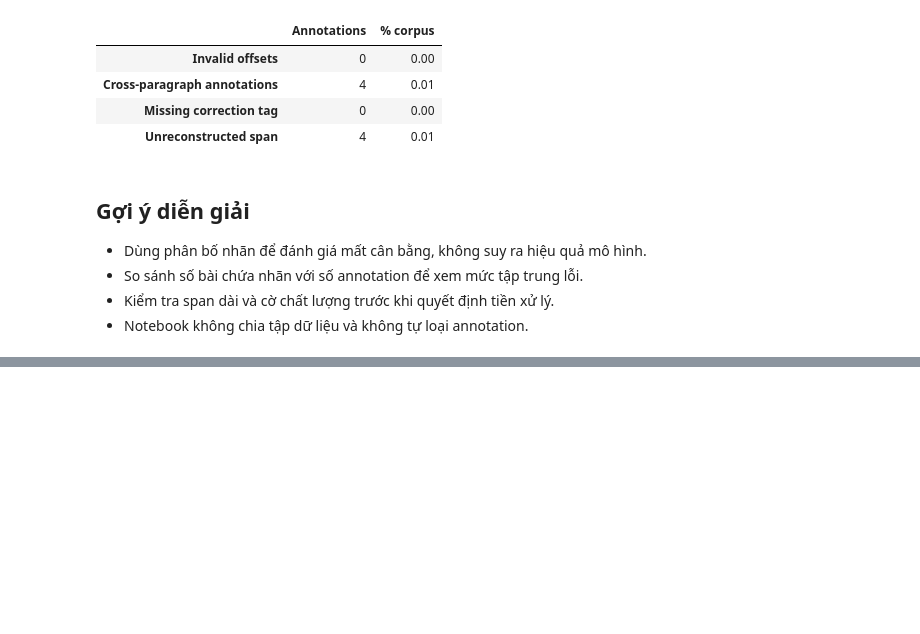
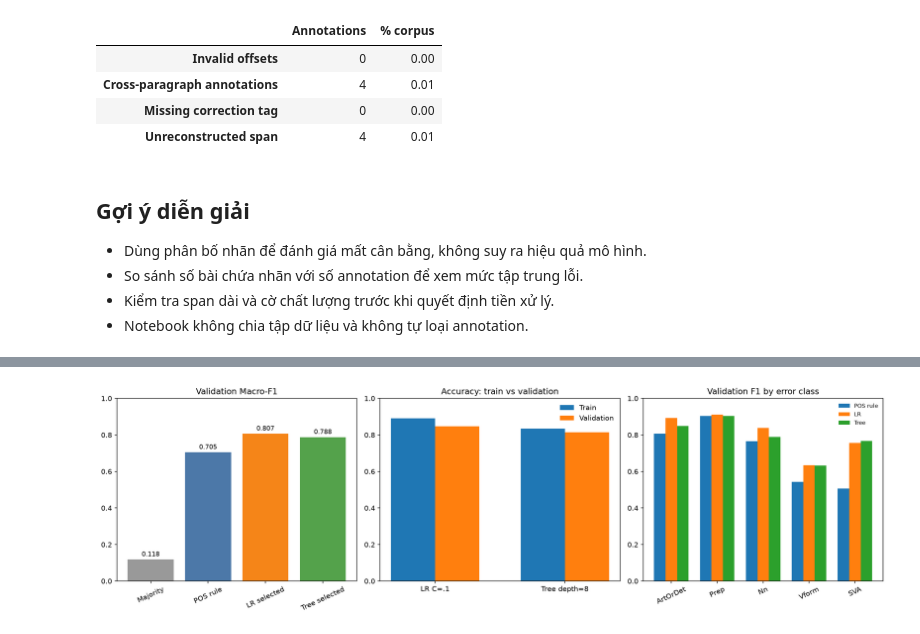
Before and after one commit to DwaftPainter/mla, a Jupyter notebook: notebooks/03_data_visualization.ipynb, the cells around one changed output, grey strips where cells are left out. Cells and saved outputs as stored; diff of their text form; code cells hidden in the pictures; blank space fills up the shorter version.

Commit message:
docs(notebook): report benchmark results and analysis

```diff
--- a/notebooks/03_data_visualization.ipynb
+++ b/notebooks/03_data_visualization.ipynb
@@ -286,0 +337,47 @@ display(pd.DataFrame({'Annotations': flags, '% corpus': flags / max(len(df), 1)
+# %%
+from pathlib import Path
+import json
+import matplotlib.pyplot as plt
+
+PROJECT_ROOT = next(p for p in [Path.cwd(), *Path.cwd().parents] if (p / "reports/nucle_feature_benchmark_solver_v2/summary.json").exists())
+solver = json.loads((PROJECT_ROOT / "reports/nucle_feature_benchmark_solver_v2/summary.json").read_text(encoding="utf-8"))
+pos = json.loads((PROJECT_ROOT / "reports/nucle_pos_baseline_v1/summary.json").read_text(encoding="utf-8"))
+results = solver["results"]
+selected = solver["selected_by_validation"]
+by_name = {r["model"]: r for r in results if r["model"] == "Majority"}
+lr = next(r for r in results if r["model"] == "LogisticRegression" and r["configuration"] == selected["LogisticRegression"]["configuration"])
+tree = next(r for r in results if r["model"] == "DecisionTree" and r["configuration"] == selected["DecisionTree"]["configuration"])
+labels = list(lr["per_label"])
+fig, axes = plt.subplots(1, 3, figsize=(16, 4.8))
+# Validation macro-F1 comparison
+names = ["Majority", "POS rule", "LR selected", "Tree selected"]
+scores = [by_name["Majority"]["macro_f1"], pos["pos_rule_validation"]["macro_f1"], lr["macro_f1"], tree["macro_f1"]]
+axes[0].bar(names, scores, color=["#999999", "#4C78A8", "#F58518", "#54A24B"])
+axes[0].set_title("Validation Macro-F1")
+axes[0].set_ylim(0, 1)
+axes[0].tick_params(axis="x", rotation=25)
+for i, v in enumerate(scores): axes[0].text(i, v + .018, f"{v:.3f}", ha="center", fontsize=9)
+# Selected train/validation accuracy
+x = [0, 1]
+w = .34
+axes[1].bar([v-w/2 for v in x], [lr["train_accuracy"], tree["train_accuracy"]], w, label="Train")
+axes[1].bar([v+w/2 for v in x], [lr["accuracy"], tree["accuracy"]], w, label="Validation")
+axes[1].set_xticks(x, ["LR C=.1", "Tree depth=8"])
+axes[1].set_ylim(0, 1)
+axes[1].set_title("Accuracy: train vs validation")
+axes[1].legend(frameon=False)
+# Per-class F1
+pos_f1 = pos["pos_rule_validation"]["per_label"]
+xx = list(range(len(labels)))
+w = .25
+axes[2].bar([v-w for v in xx], [pos_f1[k]["f1"] for k in labels], w, label="POS rule")
+axes[2].bar(xx, [lr["per_label"][k]["f1"] for k in labels], w, label="LR")
+axes[2].bar([v+w for v in xx], [tree["per_label"][k]["f1"] for k in labels], w, label="Tree")
+axes[2].set_xticks(xx, labels, rotation=25)
+axes[2].set_ylim(0, 1)
+axes[2].set_title("Validation F1 by error class")
+axes[2].legend(frameon=False, fontsize=8)
+fig.tight_layout()
+plt.show()
+# %% [output]
+[figure, added]
```
Also changed, not shown: parts of 3 cells of this notebook.
